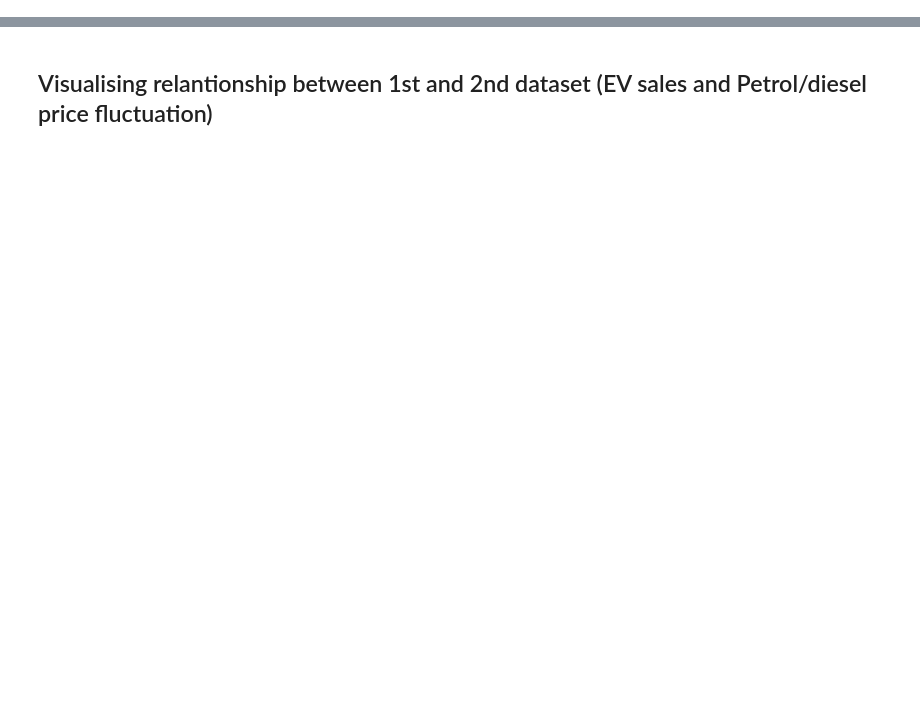
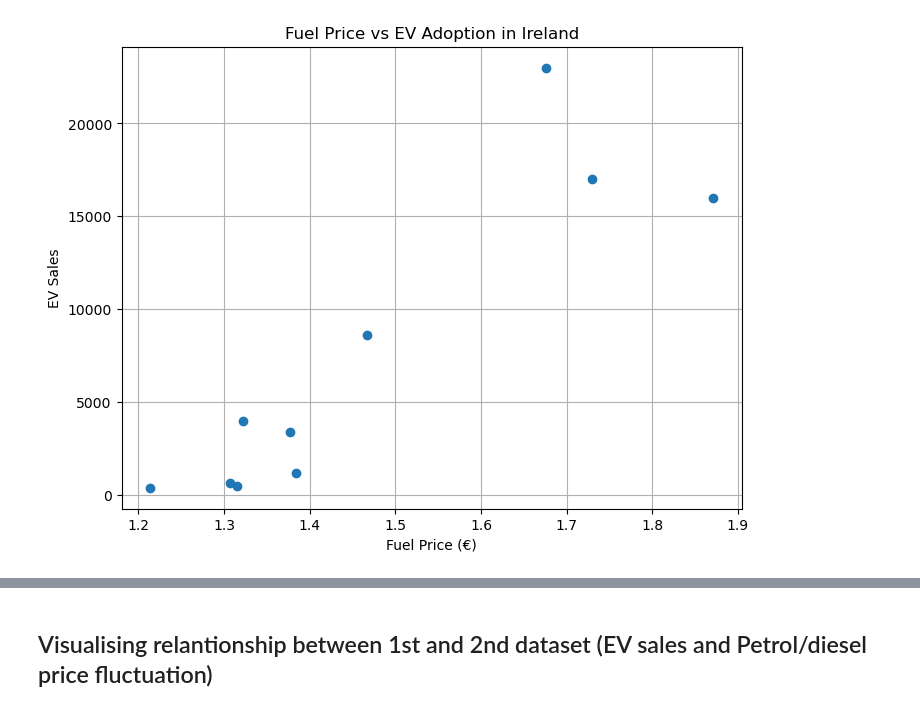
Before and after one commit to Guilherme2022448/Final-Project, a Jupyter notebook: ev_adoption_analysis.ipynb, the cells around one changed output, grey strips where cells are left out. Saved outputs shown, nothing was run; the diff lists cells and outputs as text; code cells hidden in the pictures; blank space fills up the shorter version.

```diff
--- a/ev_adoption_analysis.ipynb
+++ b/ev_adoption_analysis.ipynb
@@ -422,0 +358,18 @@ ireland_ev.head()
+# %%
+# Scatter plot to examine relationship between fuel prices and EV sales
+plt.figure(figsize=(8,6))
+
+# Plot each data point (fuel price vs EV sales)
+plt.scatter(merged_df['fuel_price'], merged_df['ev_sales'])
+
+# Titles and labels
+plt.title('Fuel Price vs EV Adoption in Ireland')
+plt.xlabel('Fuel Price (€)')
+plt.ylabel('EV Sales')
+
+# Grid for better visual interpretation
+plt.grid()
+
+plt.show()
+# %% [output]
+[figure, added]
```
Also changed, not shown: parts of 116 cells of this notebook.
